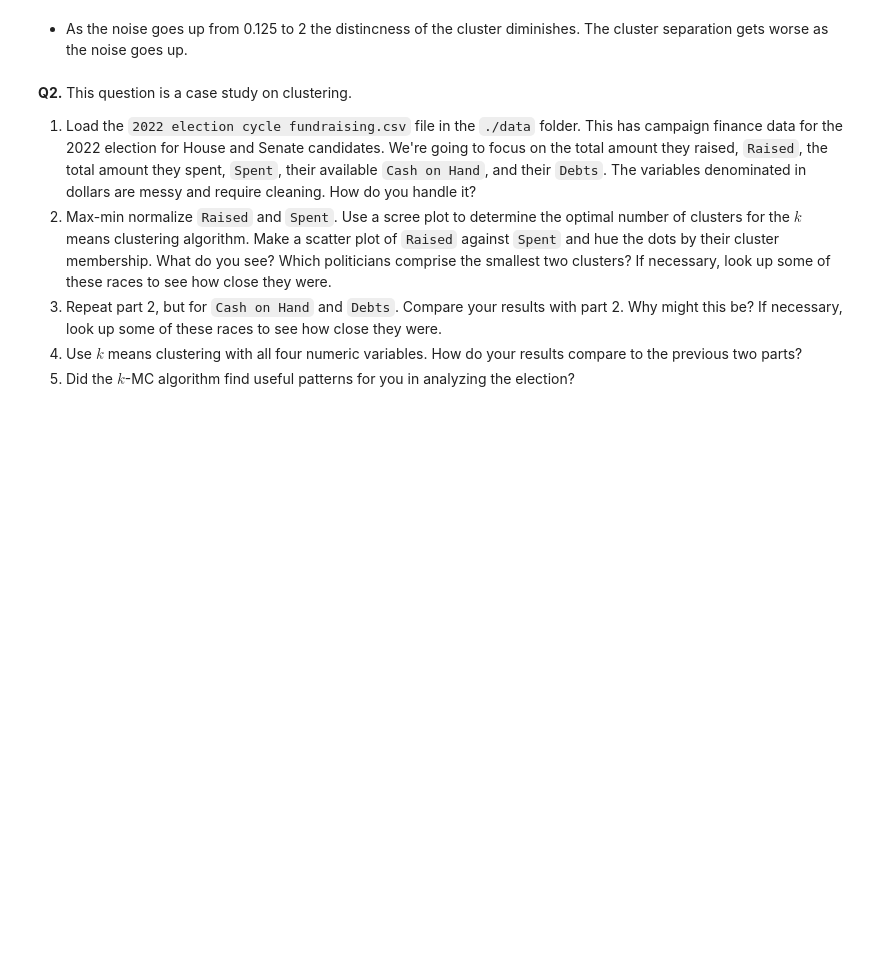
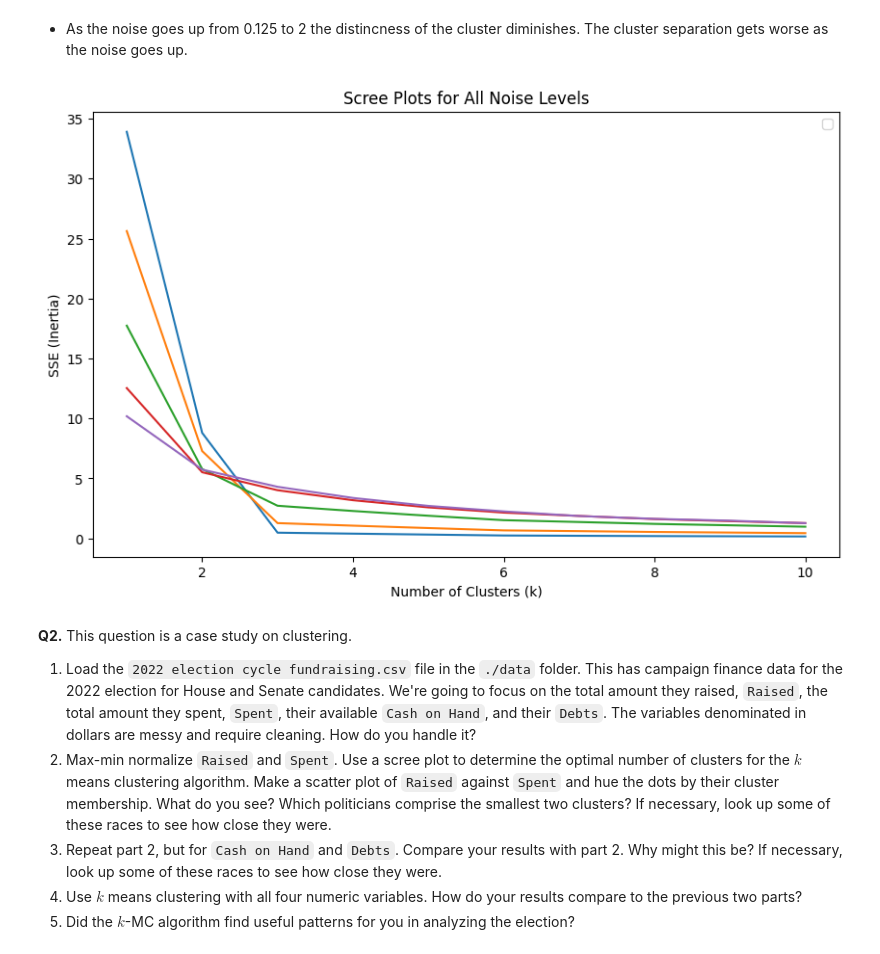
Before and after one commit to nladocsi/DS-2002-F25, a Jupyter notebook: assignment_clustering.ipynb, the cells around one changed output. Drawn from its saved outputs; the diff is of its cells as text; code cells hidden in the pictures; blank space fills up the shorter version.

```diff
--- a/assignment_clustering.ipynb
+++ b/assignment_clustering.ipynb
@@ -85,6 +86,35 @@ for noise, df in datasets.items():
 [figure]
 # %% [markdown]
 *   As the noise goes up from 0.125 to 2 the distincness of the cluster diminishes. The cluster separation gets worse as the noise goes up.
+# %%
+#1.3
+
+
+def maxmin(x):
+  x = (x-min(x))/(max(x)-min(x))
+  return x
+
+k_bar = 10
+
+plt.figure(figsize=(10, 6))
+
+for noise, df in datasets.items():
+    X = df[["x1", "x2"]].apply(maxmin)
+    SSE = []
+    for k in range(1, k_bar+1):
+      model = KMeans(n_clusters=k, max_iter=300, n_init = 10, random_state=0)
+      model = model.fit(X)
+      SSE.append(model.inertia_)
+
+    sns.lineplot(x=np.arange(1,k_bar+1), y=SSE).set_title('Scree Plot') # Create scree plot
+
+plt.title("Scree Plots for All Noise Levels")
+plt.xlabel("Number of Clusters (k)")
+plt.ylabel("SSE (Inertia)")
+plt.legend()
+plt.show()
+# %% [output]
+[figure, added]
 # %% [markdown]
 **Q2.** This question is a case study on clustering.
 
```
Also changed, not shown: parts of 1 cell of this notebook.
